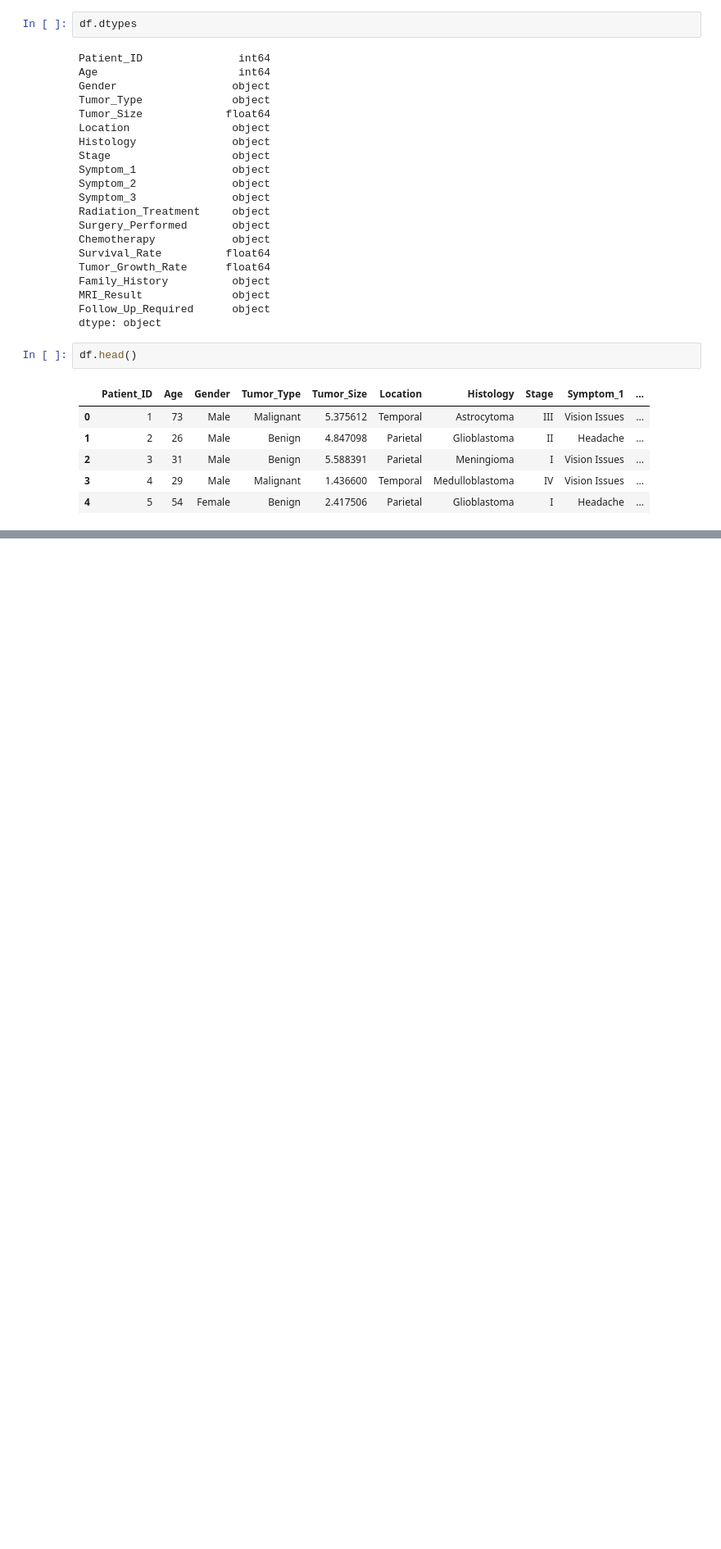
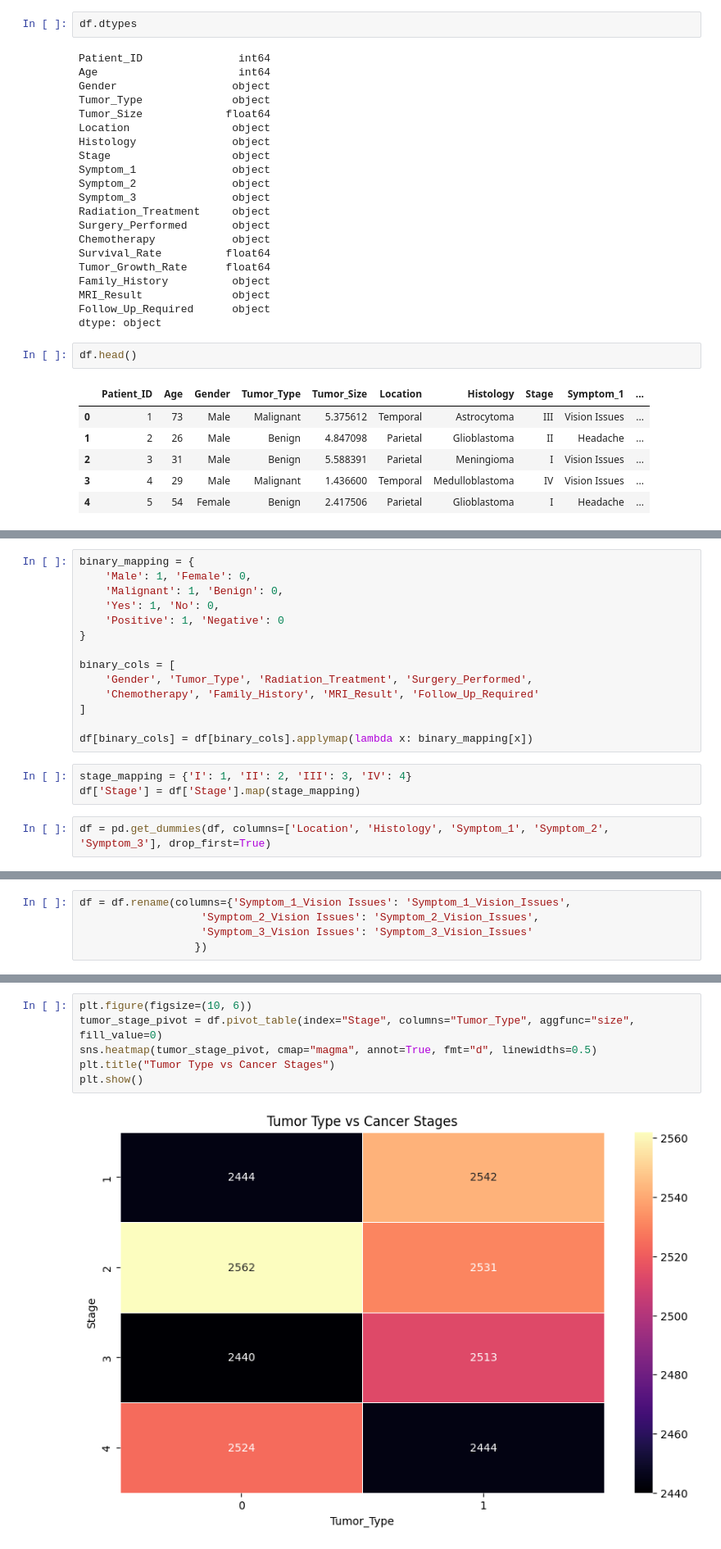
Before and after one commit to GrEyBoG/cancer_diagnosis, a Jupyter notebook: cancer-diagnosis.ipynb, the cells around one changed output, grey strips where cells are left out. Shown at 82% size. Cells and saved outputs as stored; diff of their text form; blank space fills up the shorter version.

Commit message:
Kaggle Notebook | cancer_diagnosis | Version 4

```diff
--- a/cancer-diagnosis.ipynb
+++ b/cancer-diagnosis.ipynb
@@ -127,0 +113,19 @@ array(['Positive', 'Negative'], dtype=object)
+# %%
+binary_mapping = {
+    'Male': 1, 'Female': 0,
+    'Malignant': 1, 'Benign': 0,
+    'Yes': 1, 'No': 0,
+    'Positive': 1, 'Negative': 0
+}
+
+binary_cols = [
+    'Gender', 'Tumor_Type', 'Radiation_Treatment', 'Surgery_Performed',
+    'Chemotherapy', 'Family_History', 'MRI_Result', 'Follow_Up_Required'
+]
+
+df[binary_cols] = df[binary_cols].applymap(lambda x: binary_mapping[x])
+# %%
+stage_mapping = {'I': 1, 'II': 2, 'III': 3, 'IV': 4}
+df['Stage'] = df['Stage'].map(stage_mapping)
+# %%
+df = pd.get_dummies(df, columns=['Location', 'Histology', 'Symptom_1', 'Symptom_2', 'Symptom_3'], drop_first=True)
@@ -127,0 +145,5 @@ array(['Positive', 'Negative'], dtype=object)
+# %%
+df = df.rename(columns={'Symptom_1_Vision Issues': 'Symptom_1_Vision_Issues',
+                   'Symptom_2_Vision Issues': 'Symptom_2_Vision_Issues',
+                   'Symptom_3_Vision Issues': 'Symptom_3_Vision_Issues'
+                  })
@@ -127,0 +154,8 @@ array(['Positive', 'Negative'], dtype=object)
+# %%
+plt.figure(figsize=(10, 6))
+tumor_stage_pivot = df.pivot_table(index="Stage", columns="Tumor_Type", aggfunc="size", fill_value=0)
+sns.heatmap(tumor_stage_pivot, cmap="magma", annot=True, fmt="d", linewidths=0.5)
+plt.title("Tumor Type vs Cancer Stages")
+plt.show()
+# %% [output]
+[figure, added]
```
Also changed, not shown: parts of 91 cells of this notebook.
